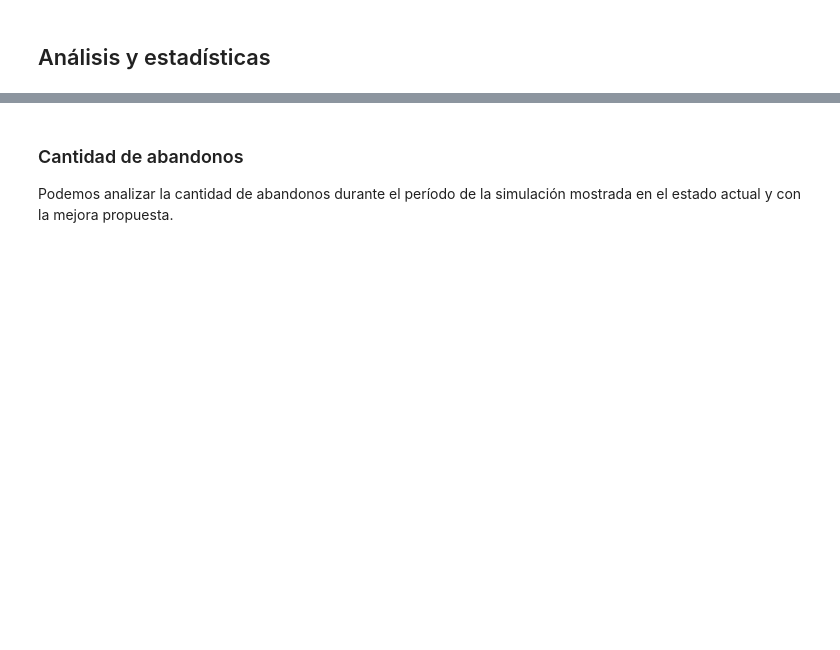
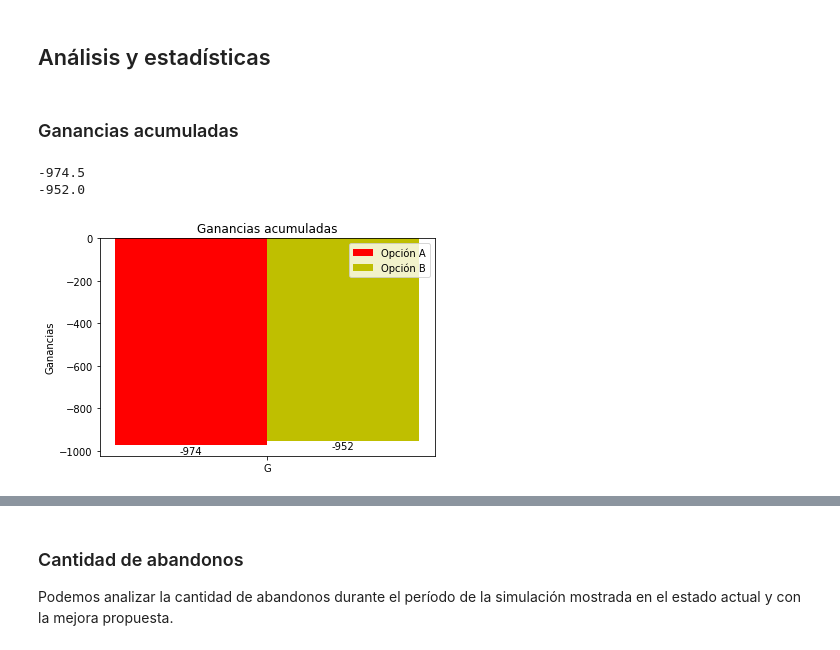
Before and after one commit to Jumpi96/simTPF2017, a Jupyter notebook: Notebook_app.ipynb, the cells around one changed output, grey strips where cells are left out. Drawn from its saved outputs; the diff is of its cells as text; code cells hidden in the pictures; blank space fills up the shorter version.

```diff
--- a/Notebook_app.ipynb
+++ b/Notebook_app.ipynb
@@ -82,3 +82,42 @@ tabla_dos = s2.simular()
 View(tabla_dos,"B")
 # %% [markdown]
 ## Análisis y estadísticas ##
+# %%
+def autolabel(rects):
+    """
+    Attach a text label above each bar displaying its height
+    """
+    for rect in rects:
+        height = rect.get_height()
+        ax.text(rect.get_x() + rect.get_width()/2., 1.05*height,
+                '%d' % int(height),
+                ha='center', va='bottom')
+# %% [markdown]
+### Ganancias acumuladas
+# %%
+A_val=s1.acum_ganancias
+B_val=s2.acum_ganancias
+print(A_val)
+print(B_val)
+ind = np.arange(1)
+width = 0.05
+
+fig, ax = plt.subplots()
+rects1 = ax.bar(ind, A_val, width, color='r')
+rects2 = ax.bar(ind + width, B_val, width, color='y')
+
+ax.set_ylabel('Ganancias')
+ax.set_title('Ganancias acumuladas')
+ax.set_xticks(ind + width / 2)
+ax.set_xticklabels(('G'))
+
+ax.legend((rects1[0], rects2[0]), ('Opción A', 'Opción B'))
+
+autolabel(rects1)
+autolabel(rects2)
+
+plt.show()
+# %% [output]
+-974.5
+-952.0
+[figure, added]
```
Also changed, not shown: parts of 3 cells of this notebook, 4 other files.
